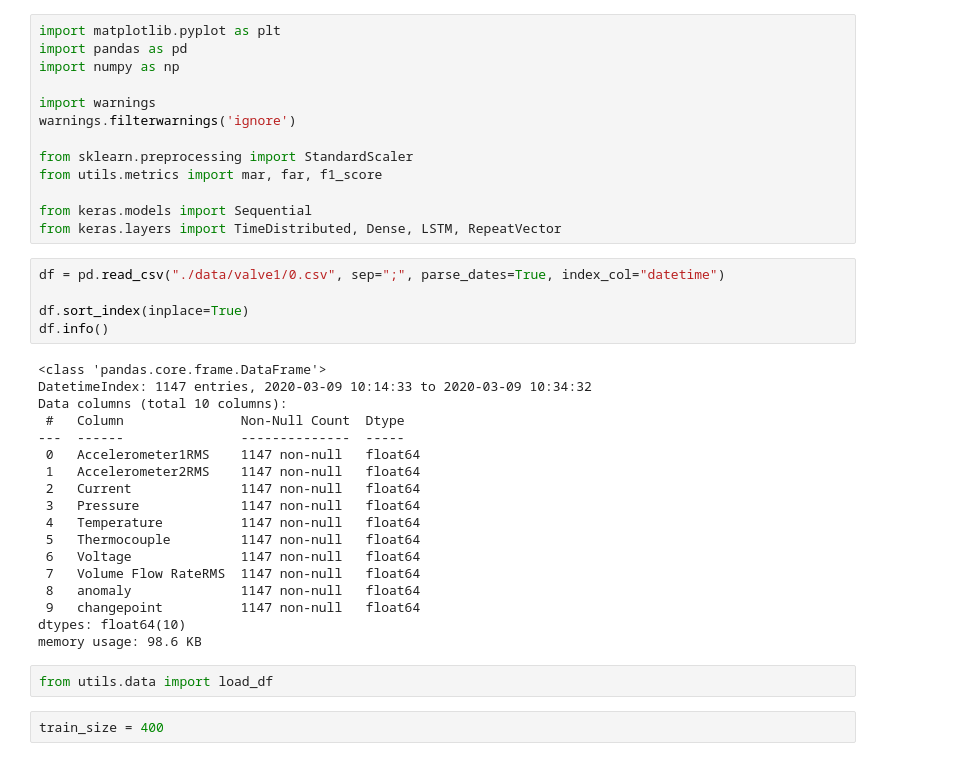
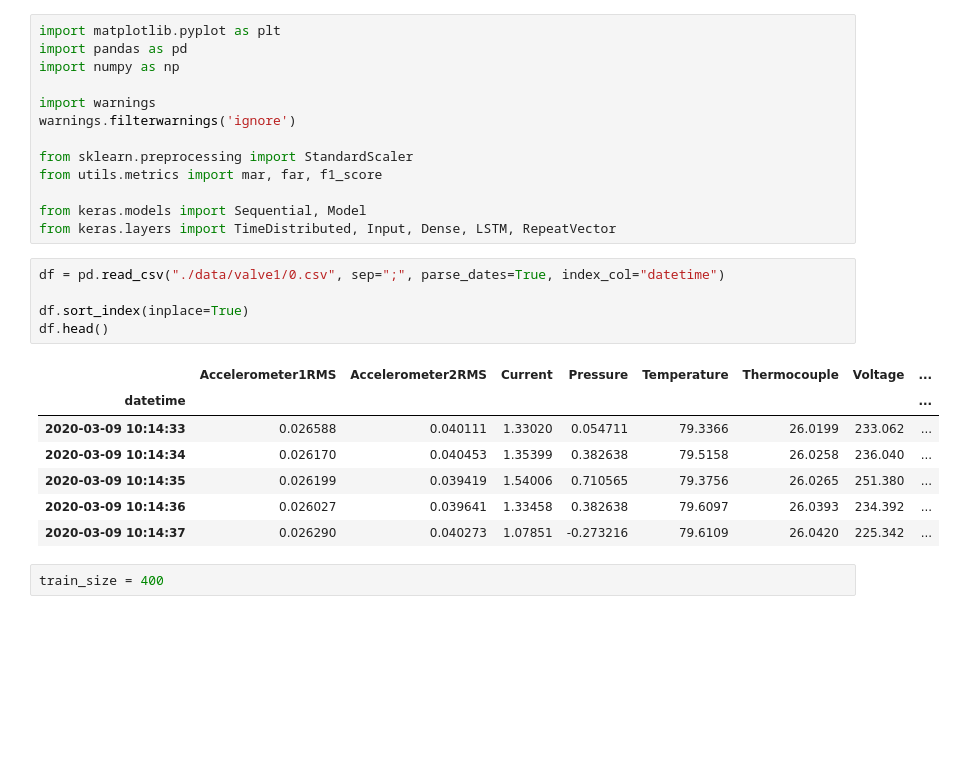
Before and after one commit to dabdya/anomaly_detection, a Jupyter notebook: LSTM-AD.ipynb, the cells around one changed output. Cells and saved outputs as stored; diff of their text form; blank space fills up the shorter version.

```diff
--- a/LSTM-AD.ipynb
+++ b/LSTM-AD.ipynb
@@ -9,33 +9,21 @@ warnings.filterwarnings('ignore')
 from sklearn.preprocessing import StandardScaler
 from utils.metrics import mar, far, f1_score
 
-from keras.models import Sequential
-from keras.layers import TimeDistributed, Dense, LSTM, RepeatVector
+from keras.models import Sequential, Model
+from keras.layers import TimeDistributed, Input, Dense, LSTM, RepeatVector
 # %%
 df = pd.read_csv("./data/valve1/0.csv", sep=";", parse_dates=True, index_col="datetime")
 
 df.sort_index(inplace=True)
-df.info()
+df.head()
 # %% [output]
-<class 'pandas.core.frame.DataFrame'>
-DatetimeIndex: 1147 entries, 2020-03-09 10:14:33 to 2020-03-09 10:34:32
-Data columns (total 10 columns):
- #   Column               Non-Null Count  Dtype
----  ------               --------------  -----
- 0   Accelerometer1RMS    1147 non-null   float64
- 1   Accelerometer2RMS    1147 non-null   float64
- 2   Current              1147 non-null   float64
- 3   Pressure             1147 non-null   float64
- 4   Temperature          1147 non-null   float64
- 5   Thermocouple         1147 non-null   float64
- 6   Voltage              1147 non-null   float64
- 7   Volume Flow RateRMS  1147 non-null   float64
- 8   anomaly              1147 non-null   float64
- 9   changepoint          1147 non-null   float64
-dtypes: float64(10)
-memory usage: 98.6 KB
+|  | Accelerometer1RMS | Accelerometer2RMS | Current | Pressure | Temperature | Thermocouple | Voltage | ... |
+| datetime |  |  |  |  |  |  |  | ... |
+| 2020-03-09 10:14:33 | 0.026588 | 0.040111 | 1.33020 | 0.054711 | 79.3366 | 26.0199 | 233.062 | ... |
+| 2020-03-09 10:14:34 | 0.026170 | 0.040453 | 1.35399 | 0.382638 | 79.5158 | 26.0258 | 236.040 | ... |
+| 2020-03-09 10:14:35 | 0.026199 | 0.039419 | 1.54006 | 0.710565 | 79.3756 | 26.0265 | 251.380 | ... |
+| 2020-03-09 10:14:36 | 0.026027 | 0.039641 | 1.33458 | 0.382638 | 79.6097 | 26.0393 | 234.392 | ... |
+| 2020-03-09 10:14:37 | 0.026290 | 0.040273 | 1.07851 | -0.273216 | 79.6109 | 26.0420 | 225.342 | ... |
-# %%
-from utils.data import load_df
 # %%
 train_size = 400
 # %%
```
Also changed, not shown: parts of 13 cells of this notebook.
